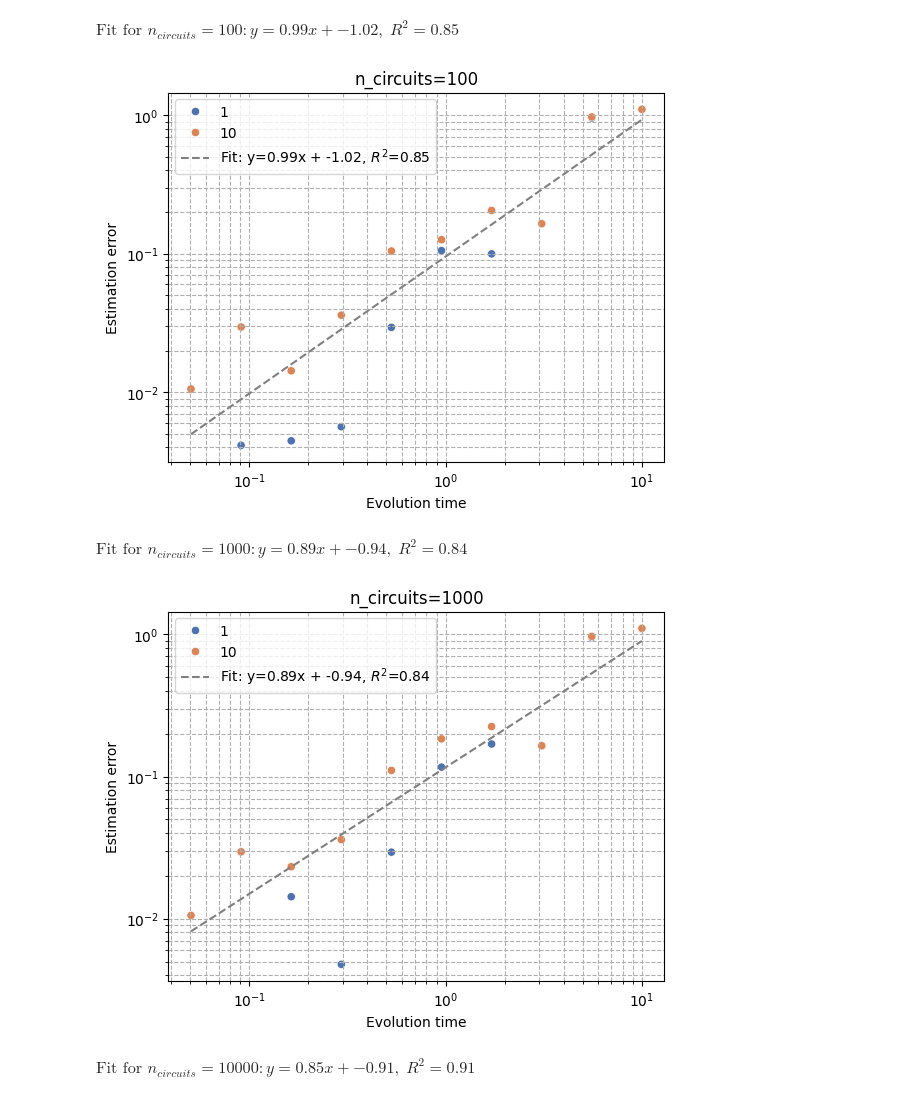
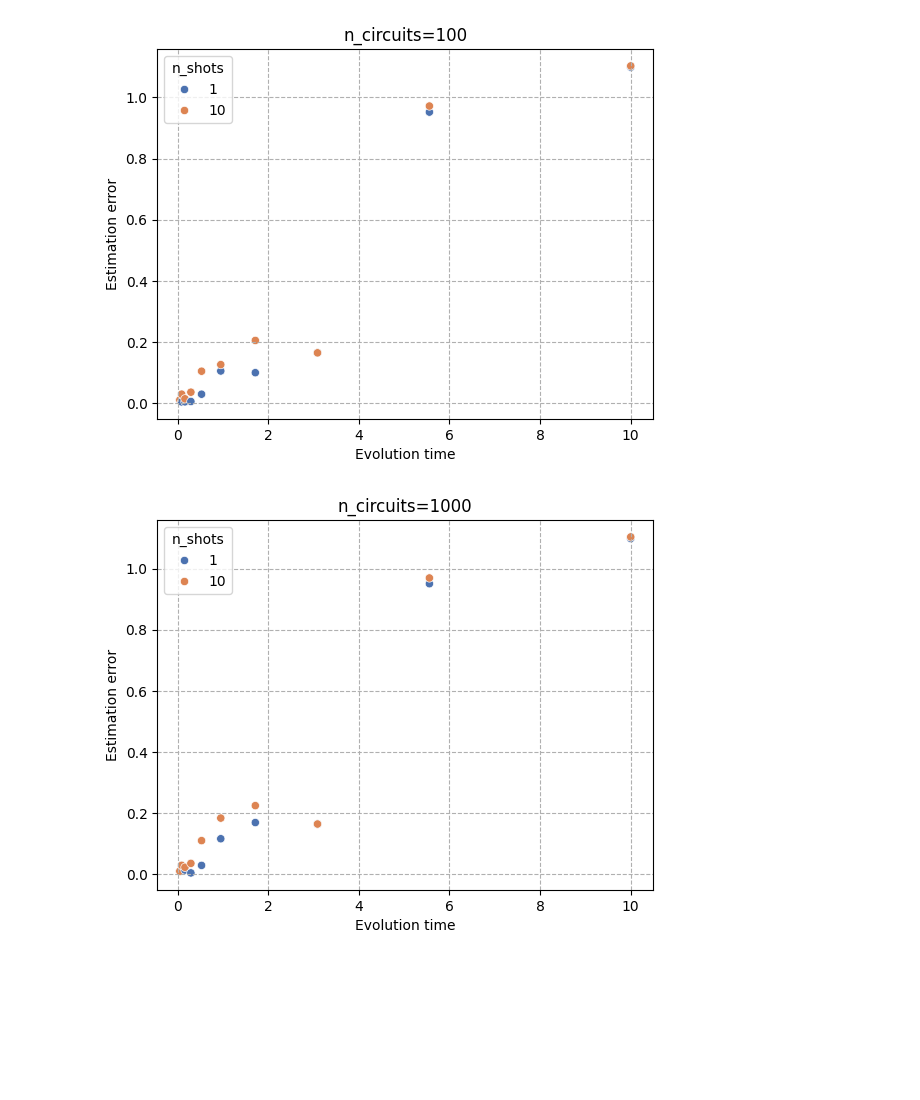
Before and after one commit to Rick0317/qDriftExtraPolation, a Jupyter notebook: src/parameter_sweep/quick_n_dirty_visualizations.ipynb, the cells around one changed output. Cells and saved outputs as stored; diff of their text form; code cells hidden in the pictures; blank space fills up the shorter version.

```diff
--- a/src/parameter_sweep/quick_n_dirty_visualizations.ipynb
+++ b/src/parameter_sweep/quick_n_dirty_visualizations.ipynb
@@ -7,35 +7,20 @@ import numpy as np
 # %%
 df = pd.read_csv("qdrift_qpe_fc_parameter_sweep_2025-09-20.csv")
 times = sorted(df["time"].unique())
 df = df[df["time"] > times[1] ]  # filter for specific ancilla count if needed
 
 for groupname, groupdf in df.groupby(["n_circuits"]):
     plt.figure()
     sns.scatterplot(data=groupdf,
                     x="time",
                     y="estimation_error",
                     hue="n_shots",
                     palette="deep")
-    plt.xscale("log")
-    plt.yscale("log")
-    # calculate r2 and line of best fit
-    if len(groupdf) > 1:
-        coeffs = np.polyfit(np.log10(groupdf["time"]), np.log10(groupdf["estimation_error"]), 1)
-        poly_eqn = np.poly1d(coeffs)
-        r2 = np.corrcoef(np.log10(groupdf["time"]), np.log10(groupdf["estimation_error"]))[0, 1] ** 2
-        x_vals = np.linspace(groupdf["time"].min(), groupdf["time"].max(), 100)
-        y_vals = 10 ** poly_eqn(np.log10(x_vals))
-        plt.plot(x_vals, y_vals, color="gray", linestyle="--", label=f"Fit: y={coeffs[0]:.2f}x + {coeffs[1]:.2f}, $R^2$={r2:.2f}")
-        plt.legend()
-        display(Math(f"\\text{{Fit for }} n_{{circuits}}={groupname[0]}: y={coeffs[0]:.2f}x + {coeffs[1]:.2f}, \\; R^2={r2:.2f}"))
     plt.title(f"n_circuits={groupname[0]}")
     plt.xlabel("Evolution time")
     plt.ylabel("Estimation error")
     plt.grid(True, which="both", ls="--")
     plt.show()
 # %% [output]
-$\displaystyle \text{Fit for } n_{circuits}=100: y=0.99x + -1.02, \; R^2=0.85$
-[figure, old version]
+[figure, new version]
-$\displaystyle \text{Fit for } n_{circuits}=1000: y=0.89x + -0.94, \; R^2=0.84$
-[figure, old version]
+[figure, new version]
-$\displaystyle \text{Fit for } n_{circuits}=10000: y=0.85x + -0.91, \; R^2=0.91$
```
Also changed, not shown: parts of 4 cells of this notebook, 14 other files.
